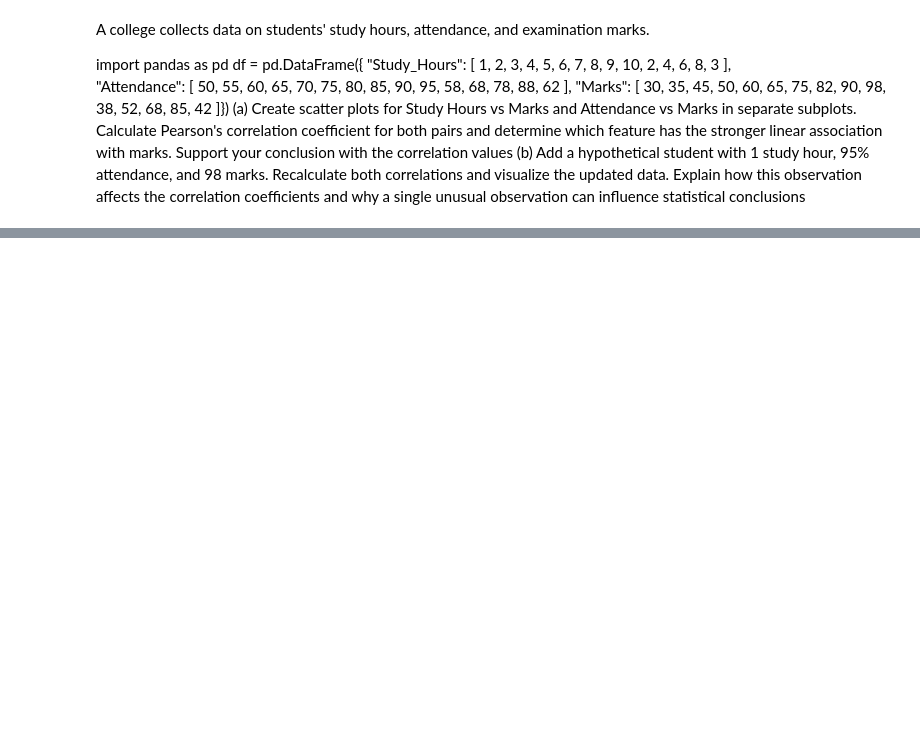
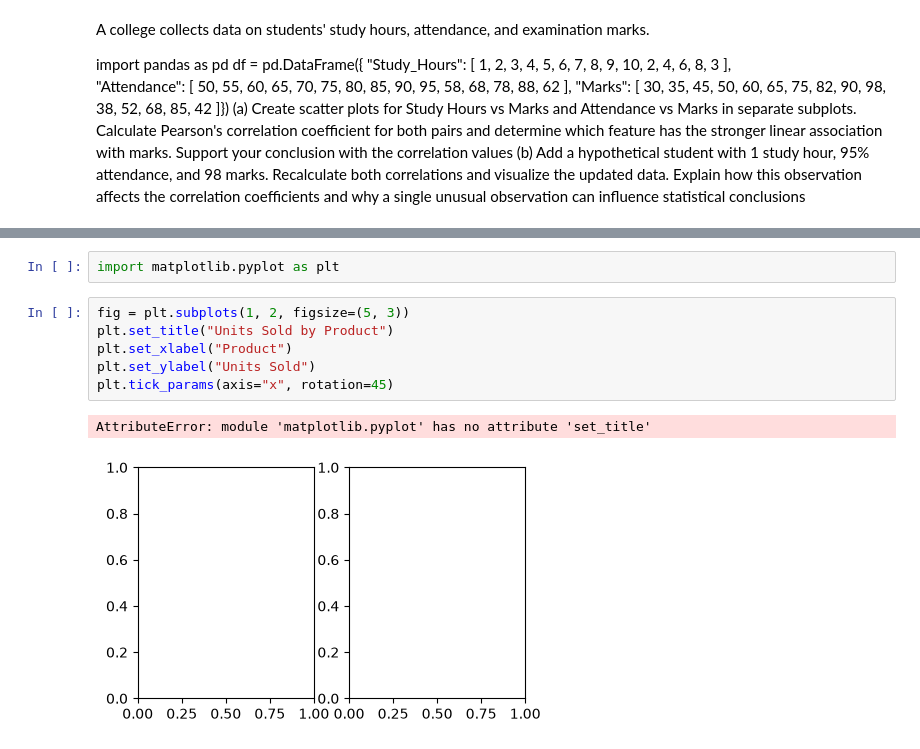
Before and after one commit to kamni0506-source/machine_learning, a Jupyter notebook: Assigment machine learning/assigment_3.ipynb, the cells around one changed output, grey strips where cells are left out. Drawn from its saved outputs; the diff is of its cells as text; blank space fills up the shorter version.

```diff
--- a/Assigment machine learning/assigment_3.ipynb
+++ b/Assigment machine learning/assigment_3.ipynb
@@ -23,0 +149,11 @@ plt.grid(True)
+# %%
+import matplotlib.pyplot as plt
+# %%
+fig = plt.subplots(1, 2, figsize=(5, 3))
+plt.set_title("Units Sold by Product")
+plt.set_xlabel("Product")
+plt.set_ylabel("Units Sold")
+plt.tick_params(axis="x", rotation=45)
+# %% [output]
+AttributeError: module 'matplotlib.pyplot' has no attribute 'set_title'
+[figure, added]
```
Also changed, not shown: parts of 21 cells of this notebook, 3 other files.
